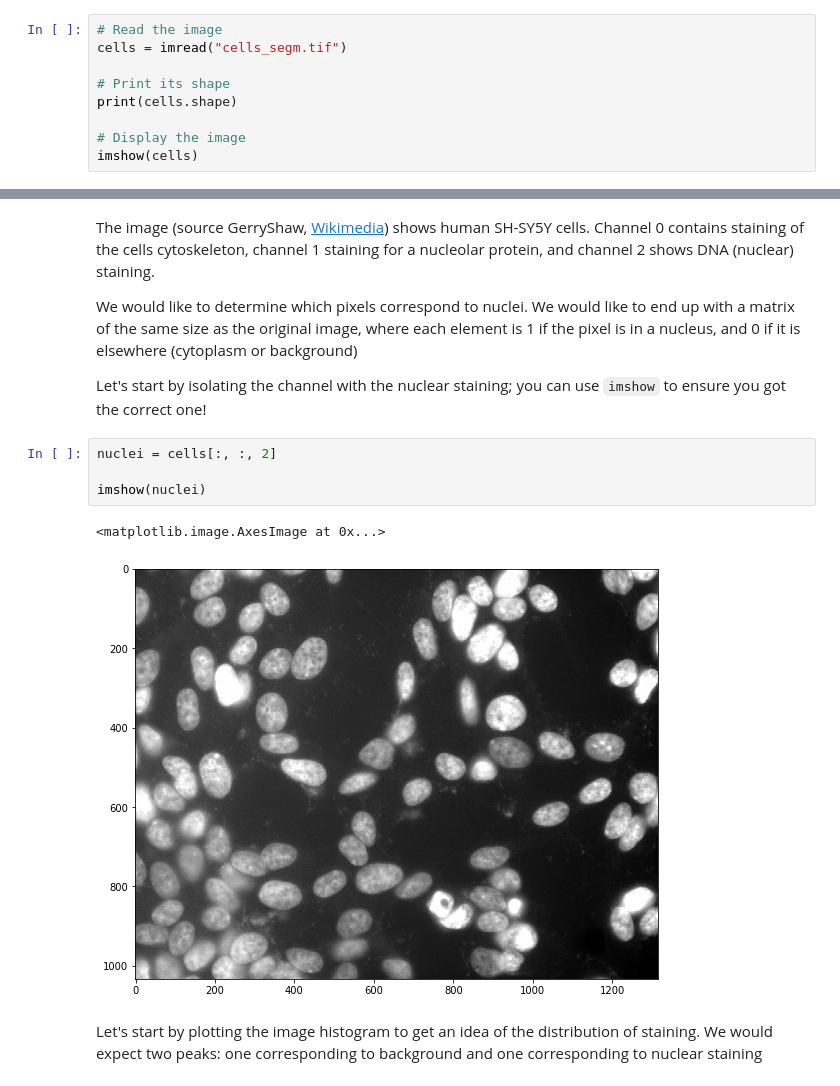
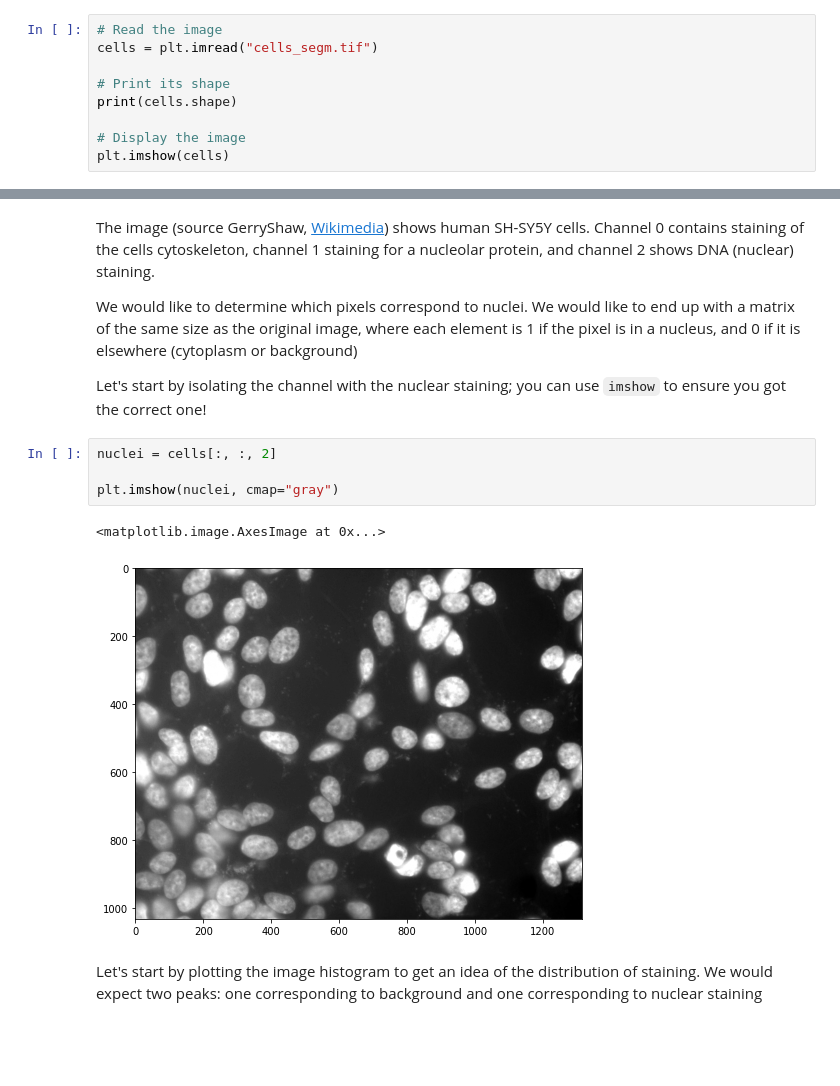
Before and after one commit to nicolaromano/BIA4, a Jupyter notebook: Workshops/Segmentation/segmentation solution.ipynb, the cells around one changed output, grey strips where cells are left out. Saved outputs shown, nothing was run; the diff lists cells and outputs as text; blank space fills up the shorter version.

```diff
--- a/Workshops/Segmentation/segmentation solution.ipynb
+++ b/Workshops/Segmentation/segmentation solution.ipynb
@@ -22,13 +20,13 @@ from tifffile import imsave
 plt.rcParams['figure.figsize'] = [8, 8]
 # %%
 # Read the image
-cells = imread("cells_segm.tif")
+cells = plt.imread("cells_segm.tif")
 
 # Print its shape
 print(cells.shape)
 
 # Display the image
-imshow(cells)
+plt.imshow(cells)
 # %% [output]
 (1033, 1315, 3)
 <matplotlib.image.AxesImage at 0x...>
@@ -43,10 +41,10 @@ Let's start by isolating the channel with the nuclear staining; you can use `ims
 # %%
 nuclei = cells[:, :, 2]
 
-imshow(nuclei)
+plt.imshow(nuclei, cmap="gray")
 # %% [output]
 <matplotlib.image.AxesImage at 0x...>
-[figure, old version]
+[figure, new version]
 # %% [markdown]
 Let's start by plotting the image histogram to get an idea of the distribution of staining.
 We would expect two peaks: one corresponding to background and one corresponding to nuclear staining
```
Also changed, not shown: parts of 11 cells of this notebook.
